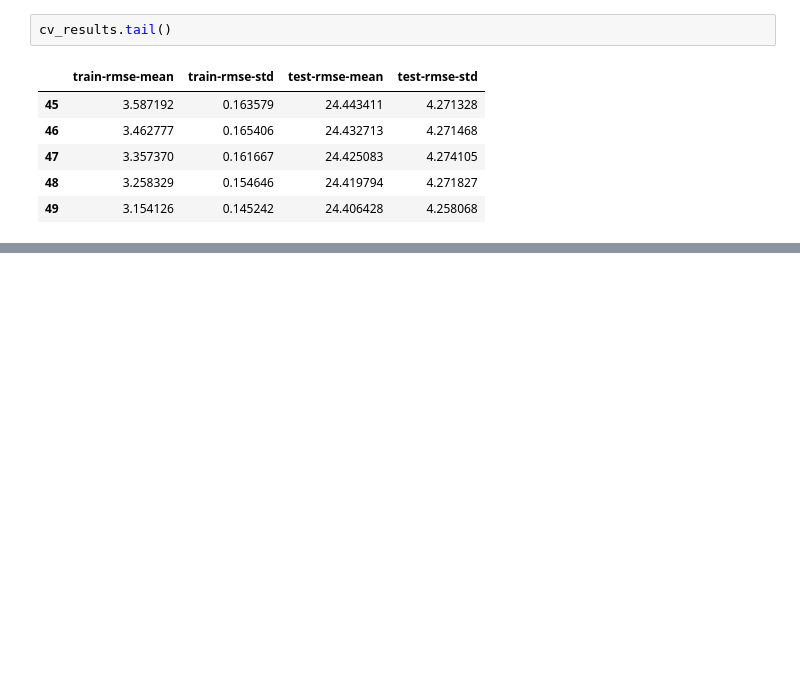
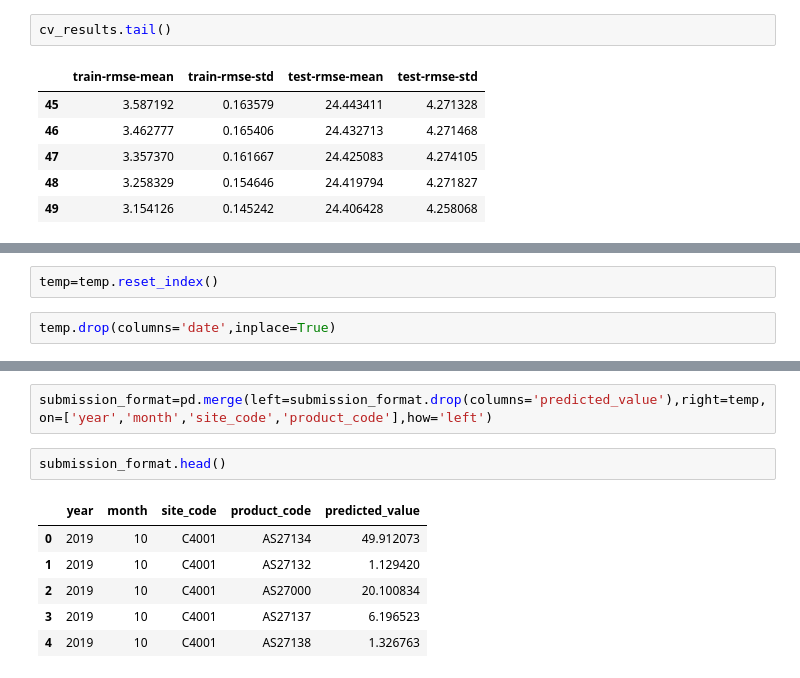
Before and after one commit to herbsh/USAID_Forecast_submit, a Jupyter notebook: 1_code/ensemble.ipynb, the cells around one changed output, grey strips where cells are left out. Saved outputs shown, nothing was run; the diff lists cells and outputs as text; blank space fills up the shorter version.

```diff
--- a/1_code/ensemble.ipynb
+++ b/1_code/ensemble.ipynb
@@ -320,0 +446,4 @@ cv_results.tail()
+# %%
+temp=temp.reset_index()
+# %%
+temp.drop(columns='date',inplace=True)
@@ -320,0 +467,11 @@ cv_results.tail()
+# %%
+submission_format=pd.merge(left=submission_format.drop(columns='predicted_value'),right=temp,on=['year','month','site_code','product_code'],how='left')
+# %%
+submission_format.head()
+# %% [output]
+|  | year | month | site_code | product_code | predicted_value |
+| 0 | 2019 | 10 | C4001 | AS27134 | 49.912073 |
+| 1 | 2019 | 10 | C4001 | AS27132 | 1.129420 |
+| 2 | 2019 | 10 | C4001 | AS27000 | 20.100834 |
+| 3 | 2019 | 10 | C4001 | AS27137 | 6.196523 |
+| 4 | 2019 | 10 | C4001 | AS27138 | 1.326763 |
```
Also changed, not shown: parts of 41 cells of this notebook, 2 other files.
